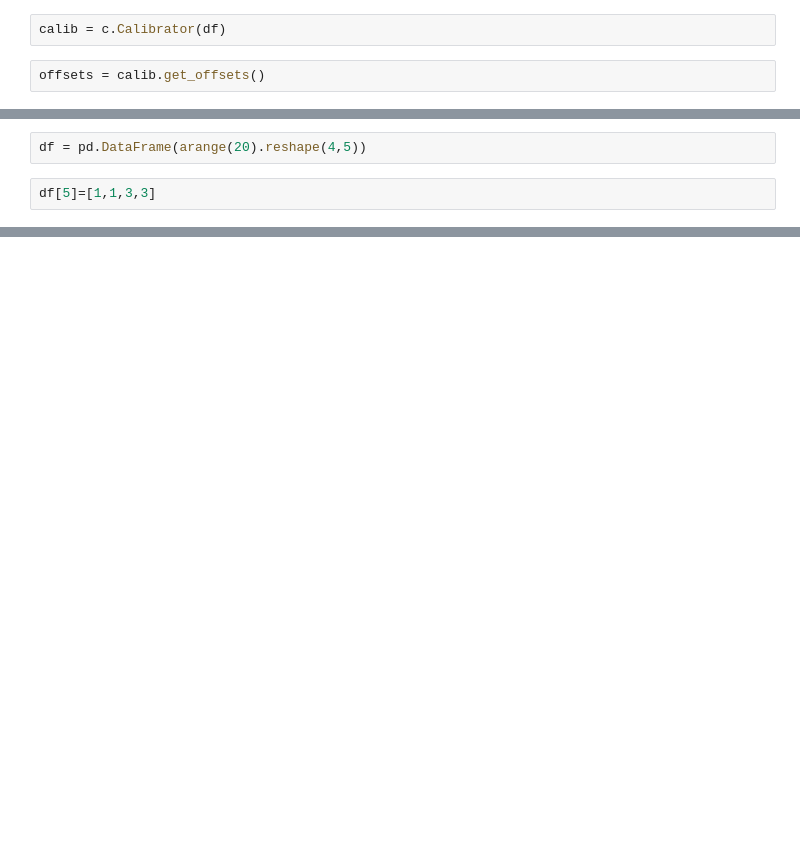
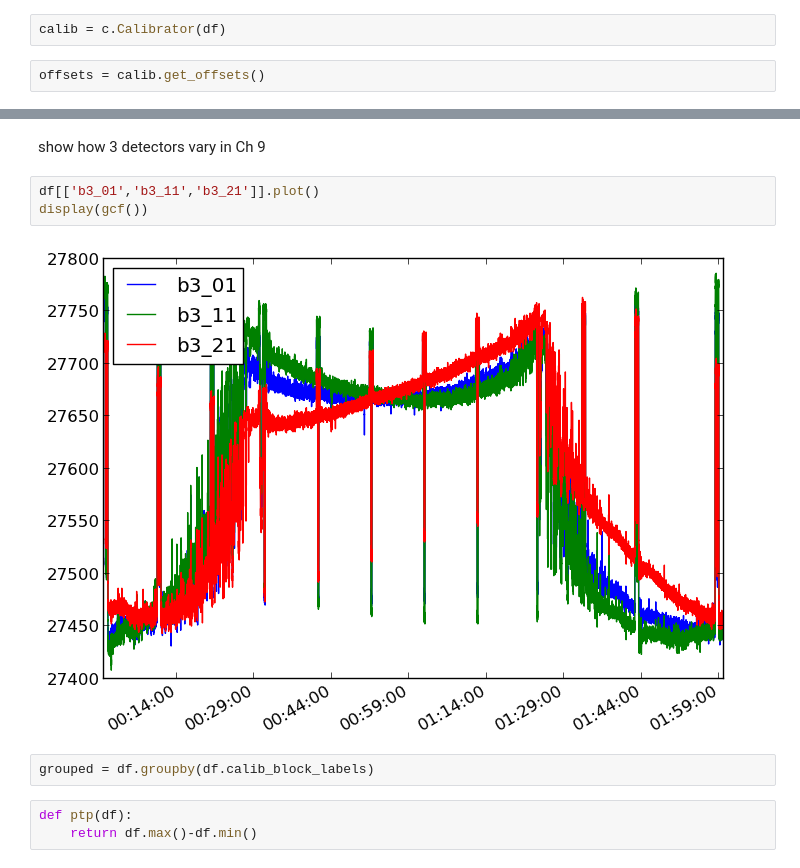
Before and after one commit to lro-diviner/divcalib, a Jupyter notebook: offsetting.ipynb, the cells around one changed output, grey strips where cells are left out. Saved outputs shown, nothing was run; the diff lists cells and outputs as text; blank space fills up the shorter version.

```diff
--- a/offsetting.ipynb
+++ b/offsetting.ipynb
@@ -73,4 +47,0 @@ offsets[cols].plot()
-# %%
-df = pd.DataFrame(arange(20).reshape(4,5))
-# %%
-df[5]=[1,1,3,3]
@@ -114,0 +55,12 @@ grouped.mean()
+# %% [markdown]
+show how 3 detectors vary in Ch 9
+# %%
+df[['b3_01','b3_11','b3_21']].plot()
+display(gcf())
+# %% [output]
+[figure, added]
+# %%
+grouped = df.groupby(df.calib_block_labels)
+# %%
+def ptp(df):
+    return df.max()-df.min()
```
Also changed, not shown: parts of 52 cells of this notebook.
